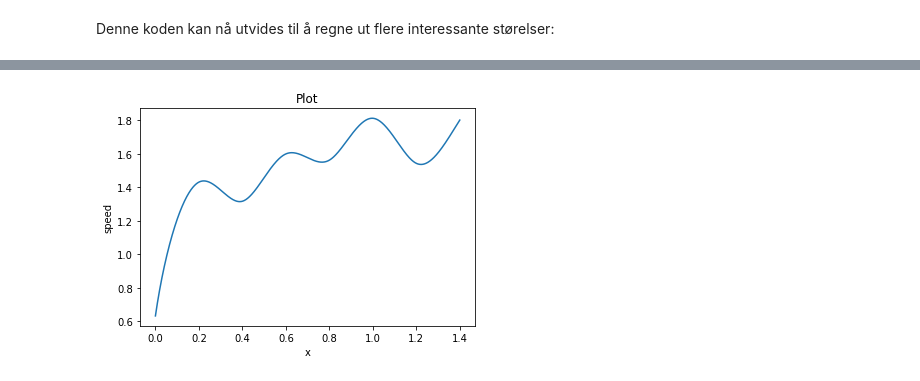
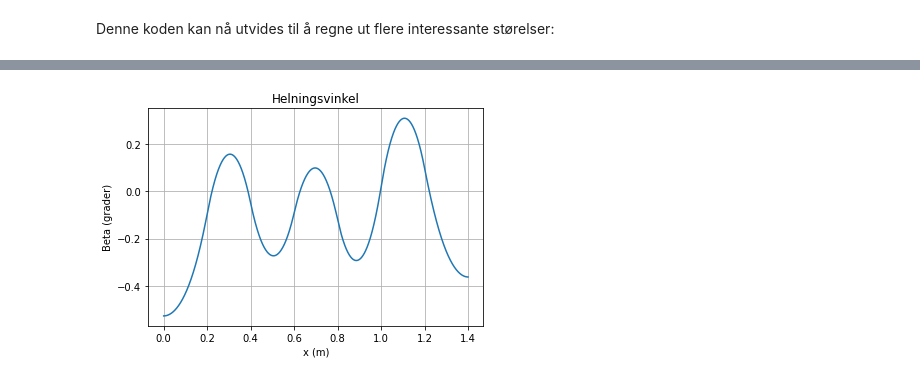
Before and after one commit to nerok/TFY4125-305-1, a Jupyter notebook: cubicspline.ipynb, the cells around one changed output, grey strips where cells are left out. Drawn from its saved outputs; the diff is of its cells as text; code cells hidden in the pictures.

```diff
--- a/cubicspline.ipynb
+++ b/cubicspline.ipynb
@@ -88,17 +99,15 @@ def speed(x):
+# %%
+beta = np.arctan(dy)
 # %%
-def plot_speed(x_data, y_data, title="Plot"):
-    plt.plot(x_data, y_data)
-    plt.title('Plot')
-    plt.ylabel('speed')
-    plt.xlabel('x')
-    plt.draw()
-    plt.show()
+plt.plot(x, beta)
+plt.title('Helningsvinkel')
+plt.ylabel('Beta (grader)')
+plt.xlabel('x (m)')
+plt.grid()
+plt.draw()
+plt.show()
+# %% [output]
+[figure, added]
-# %%
-v = speed(x)
-
-plot_speed(x, v)
-# %% [output]
-[figure, removed]
 # %%
 k = d2y/(1+dy**2)**(3/2)
 # %%
```
Also changed, not shown: parts of 5 cells of this notebook.
